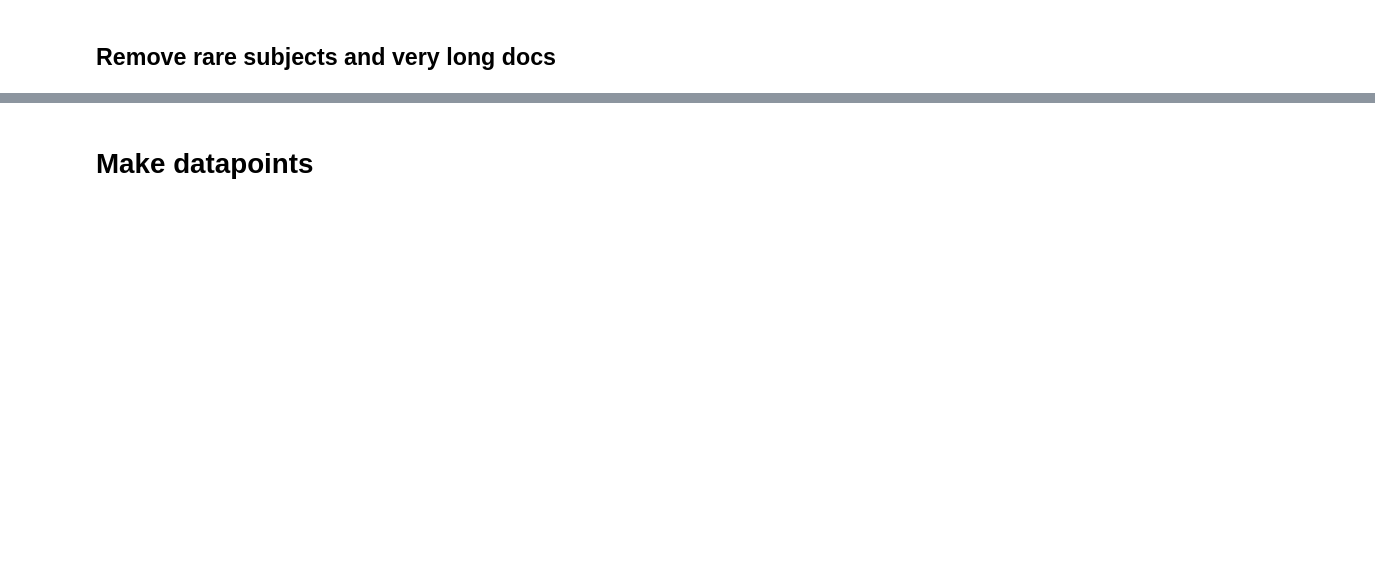
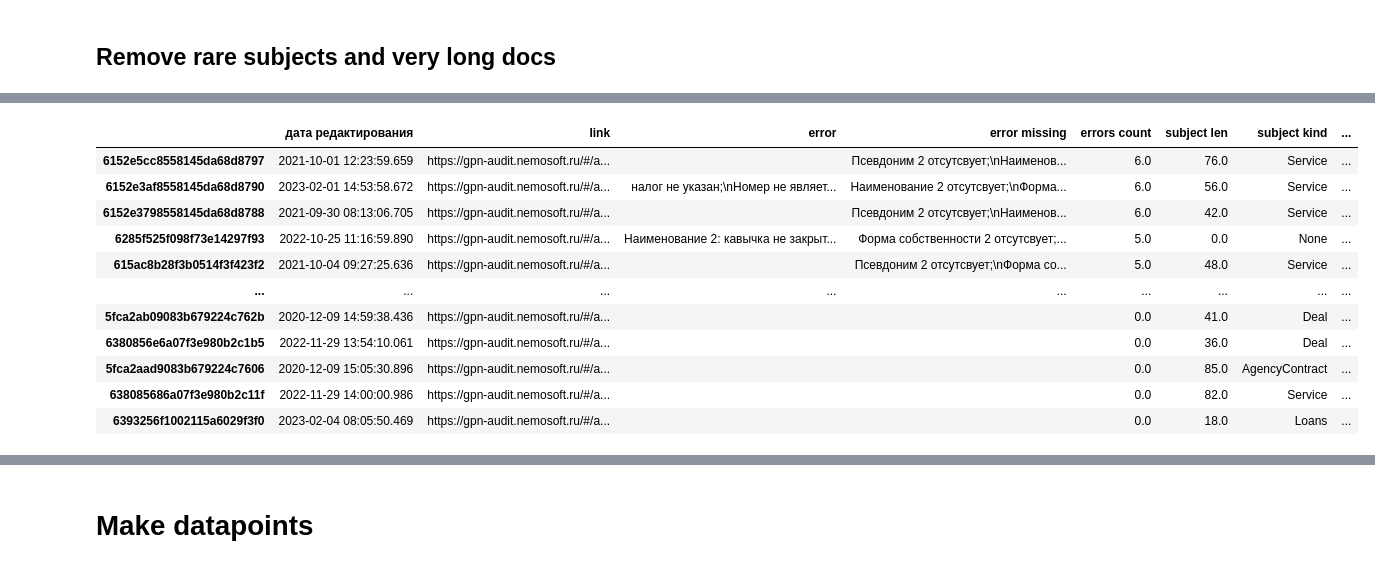
Before and after one commit to LitJane/analyser, a Jupyter notebook: trainsets/export_trainset.ipynb, the cells around one changed output, grey strips where cells are left out. Drawn from its saved outputs; the diff is of its cells as text; code cells hidden in the pictures; blank space fills up the shorter version.

```diff
--- a/trainsets/export_trainset.ipynb
+++ b/trainsets/export_trainset.ipynb
@@ -879,0 +1556,68 @@ dups_s[dups_s['unseen']]
+# %%
+from collections import Counter
+
+
+l = list(userdocs['vat_unit'].values) + list( userdocs['currency'].values)
+l= [str(k).lower() for k in l]
+c = Counter(l)
+rare_currency=[]
+for k in c:
+    if c[k] < 2:
+        rare_currency.append(k)
+
+
+l = list(userdocs['Псевдоним 1'].values) + list( userdocs['Псевдоним 2'].values)
+l= [str(k).lower() for k in l]
+c = Counter(l)
+rare_aliases=[]
+for k in c:
+    if c[k] < 2:
+        rare_aliases.append(k)
+# rare_aliases
+
+
+l = list(userdocs['Форма собственности 1'].values) + list( userdocs['Форма собственности 2'].values)
+l= [str(k).lower() for k in l]
+c = Counter(l)
+rare_forms=[]
+for k in c:
+    if c[k] < 2:
+        rare_forms.append(k)
+# print(rare_forms)
+
+
+
+for i, row in userdocs.iterrows():
+    fs1 = str(row['Форма собственности 1']).lower()
+    fs2 = str(row['Форма собственности 2']).lower()
+
+    as1 = str(row['Псевдоним 1']).lower()
+    as2 = str(row['Псевдоним 2']).lower()
+
+
+    cs1 = str(row['vat_unit']).lower()
+    if cs1 in rare_currency:
+        print(i, f'[{cs1}]')
+        add_error(i, "Валюта налога очень странная" )
+
+    cs2 = str(row['currency']).lower()
+    if cs2 in rare_currency:
+        print(i, f'[{cs2}]')
+        add_error(i, "Валюта очень странная" )
+
+    if fs1 in rare_forms:
+        print(i, f'[{fs1}]')
+        add_error(i, "Форма собственности 1 очень странная" )
+    if fs2 in rare_forms:
+        print(i, f'[{fs2}]')
+        add_error(i, "Форма собственности 2 очень странная" )
+
+    if as1 in rare_aliases:
+        print(i, f'[{as1}]')
+        add_error(i, "Псевдоним 1 очень странный" )
+    if as2 in rare_aliases:
+        print(i, f'[{as2}]')
+        add_error(i, "Псевдоним 2 очень странный" )
+
+userdocs
+# %% [output]
@@ -879,0 +1641,12 @@ dups_s[dups_s['unseen']]
+|  | дата редактирования | link | error | error missing | errors count | subject len | subject kind | ... |
+| 6152e5cc8558145da68d8797 | 2021-10-01 12:23:59.659 | https://gpn-audit.nemosoft.ru/#/a... |  | Псевдоним 2 отсутсвует;\nНаименов... | 6.0 | 76.0 | Service | ... |
+| 6152e3af8558145da68d8790 | 2023-02-01 14:53:58.672 | https://gpn-audit.nemosoft.ru/#/a... | налог не указан;\nНомер не являет... | Наименование 2 отсутсвует;\nФорма... | 6.0 | 56.0 | Service | ... |
+| 6152e3798558145da68d8788 | 2021-09-30 08:13:06.705 | https://gpn-audit.nemosoft.ru/#/a... |  | Псевдоним 2 отсутсвует;\nНаименов... | 6.0 | 42.0 | Service | ... |
+| 6285f525f098f73e14297f93 | 2022-10-25 11:16:59.890 | https://gpn-audit.nemosoft.ru/#/a... | Наименование 2: кавычка не закрыт... | Форма собственности 2 отсутсвует;... | 5.0 | 0.0 | None | ... |
+| 615ac8b28f3b0514f3f423f2 | 2021-10-04 09:27:25.636 | https://gpn-audit.nemosoft.ru/#/a... |  | Псевдоним 2 отсутсвует;\nФорма со... | 5.0 | 48.0 | Service | ... |
+| ... | ... | ... | ... | ... | ... | ... | ... | ... |
+| 5fca2ab09083b679224c762b | 2020-12-09 14:59:38.436 | https://gpn-audit.nemosoft.ru/#/a... |  |  | 0.0 | 41.0 | Deal | ... |
+| 6380856e6a07f3e980b2c1b5 | 2022-11-29 13:54:10.061 | https://gpn-audit.nemosoft.ru/#/a... |  |  | 0.0 | 36.0 | Deal | ... |
+| 5fca2aad9083b679224c7606 | 2020-12-09 15:05:30.896 | https://gpn-audit.nemosoft.ru/#/a... |  |  | 0.0 | 85.0 | AgencyContract | ... |
+| 638085686a07f3e980b2c11f | 2022-11-29 14:00:00.986 | https://gpn-audit.nemosoft.ru/#/a... |  |  | 0.0 | 82.0 | Service | ... |
+| 6393256f1002115a6029f3f0 | 2023-02-04 08:05:50.469 | https://gpn-audit.nemosoft.ru/#/a... |  |  | 0.0 | 18.0 | Loans | ... |
```
Also changed, not shown: parts of 47 cells of this notebook, 5 other files.
